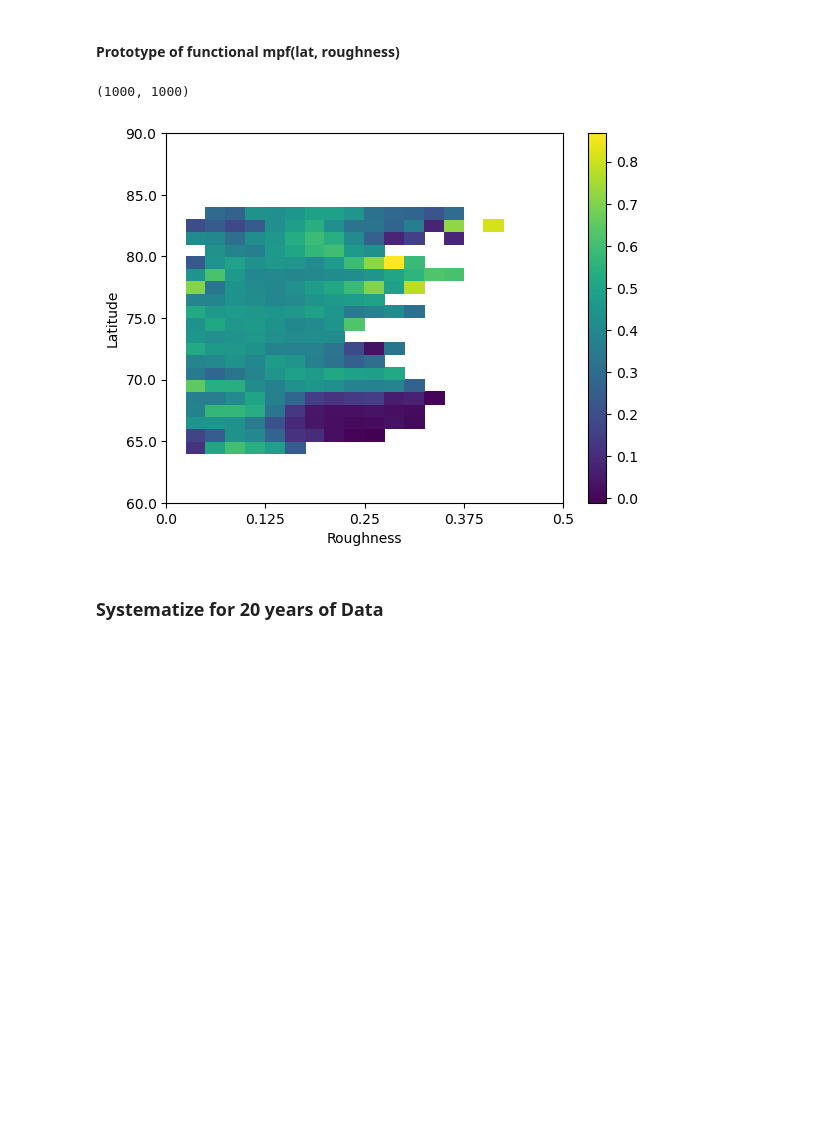
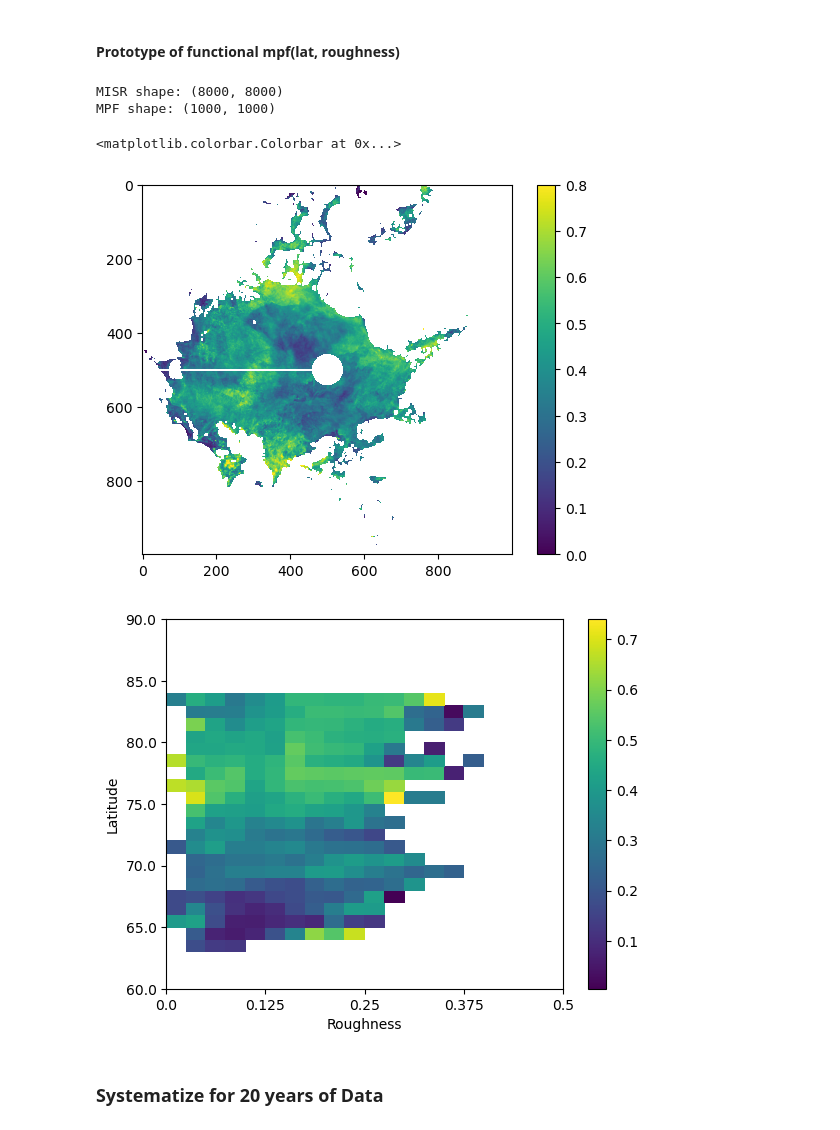
Before and after one commit to rhtweedie/modelled_mpf_with_advection, a Jupyter notebook: latitude_analysis.ipynb, the cells around one changed output. Saved outputs shown, nothing was run; the diff lists cells and outputs as text; code cells hidden in the pictures; blank space fills up the shorter version.

```diff
--- a/latitude_analysis.ipynb
+++ b/latitude_analysis.ipynb
@@ -188,15 +188,22 @@ x_MPF,y_MPF = WGS84toEASE2N(lon_MPF,lat_MPF) # Converting lon lat in to EASE gri
 # %% [markdown]
 #### Prototype of functional mpf(lat, roughness)
 # %%
-mpf_path = '/home/sl/melt_pond/data/2020/MODIS_Meltpond_Fraction_CPOM_5km_monthly_2020.nc' # test for 2020
-misr_path = '/home/ssureen/MISR_data_monthly/April 2020 Roughness.h5'
+mpf_path = '/home/sl/melt_pond/data/2019/MODIS_Meltpond_Fraction_CPOM_5km_monthly_2019.nc' # test for 2020
+misr_path = '/home/ssureen/MISR_data_monthly/April 2019 Roughness.h5'
 
 MISR = LOAD_MISR_H5(misr_path)
 print(f'MISR shape: {np.shape(MISR)}')
 mpf = LOAD_MPF(mpf_path)
 print(f'MPF shape: {np.shape(mpf)}')
 # %% [output]
-(1000, 1000)
+MISR shape: (8000, 8000)
+MPF shape: (1000, 1000)
+# %%
+plt.imshow(mpf, vmin=0, vmax=0.8)
+plt.colorbar()
+# %% [output]
+<matplotlib.colorbar.Colorbar at 0x...>
+[figure, added]
 # %%
 mpf_MISRGRID = interpolate_to_MISR(x_MPF, y_MPF, mpf ,x_MISR, y_MISR )  #MPF grid data from coordinate file, misr grid data from 2020 (all identical)
 
@@ -206,7 +213,7 @@ current_year_average = calculate_binned_averages(masked_MPF_MISRGRID, masked_MIS
 
 plot_binned_stats(current_year_average)
 # %% [output]
-[figure, old version]
+[figure, new version]
 # %% [markdown]
 ### Systematize for 20 years of Data
 # %%
```
Also changed, not shown: parts of 1 cell of this notebook.
